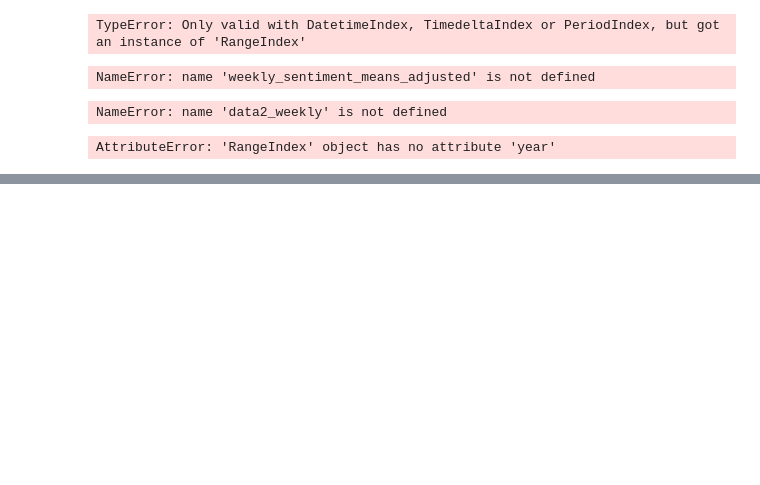
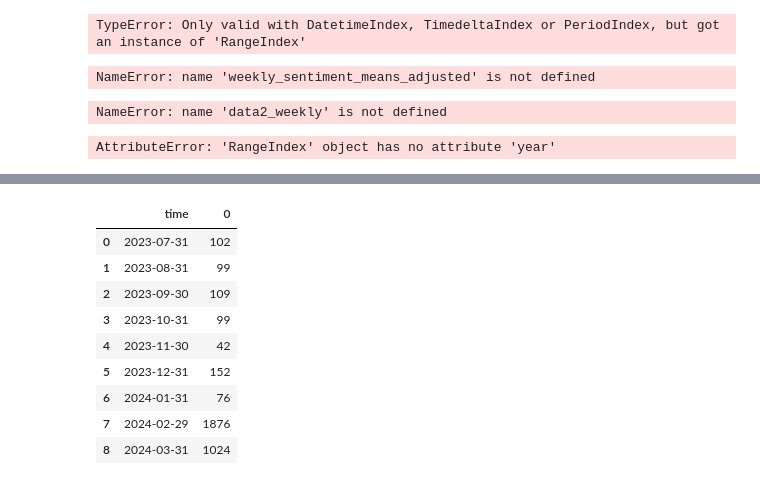
Before and after one commit to janduplessis883/friends-and-family-test-analysis, a Jupyter notebook: notebooks/Untitled1.ipynb, the cells around one changed output, grey strips where cells are left out. Cells and saved outputs as stored; diff of their text form; code cells hidden in the pictures; blank space fills up the shorter version.

```diff
--- a/notebooks/Untitled1.ipynb
+++ b/notebooks/Untitled1.ipynb
@@ -176,0 +184,4 @@ AttributeError: 'RangeIndex' object has no attribute 'year'
+# %%
+data['time'] = pd.to_datetime(data['time'])
+# %%
+monthly_count_filtered = data.resample("M", on="time").size()
@@ -176,0 +202,15 @@ AttributeError: 'RangeIndex' object has no attribute 'year'
+# %%
+monthly_count_filtered_df = monthly_count_filtered.reset_index()
+# %%
+monthly_count_filtered_df
+# %% [output]
+|  | time | 0 |
+| 0 | 2023-07-31 | 102 |
+| 1 | 2023-08-31 | 99 |
+| 2 | 2023-09-30 | 109 |
+| 3 | 2023-10-31 | 99 |
+| 4 | 2023-11-30 | 42 |
+| 5 | 2023-12-31 | 152 |
+| 6 | 2024-01-31 | 76 |
+| 7 | 2024-02-29 | 1876 |
+| 8 | 2024-03-31 | 1024 |
```
Also changed, not shown: parts of 12 cells of this notebook, 1 other file.
